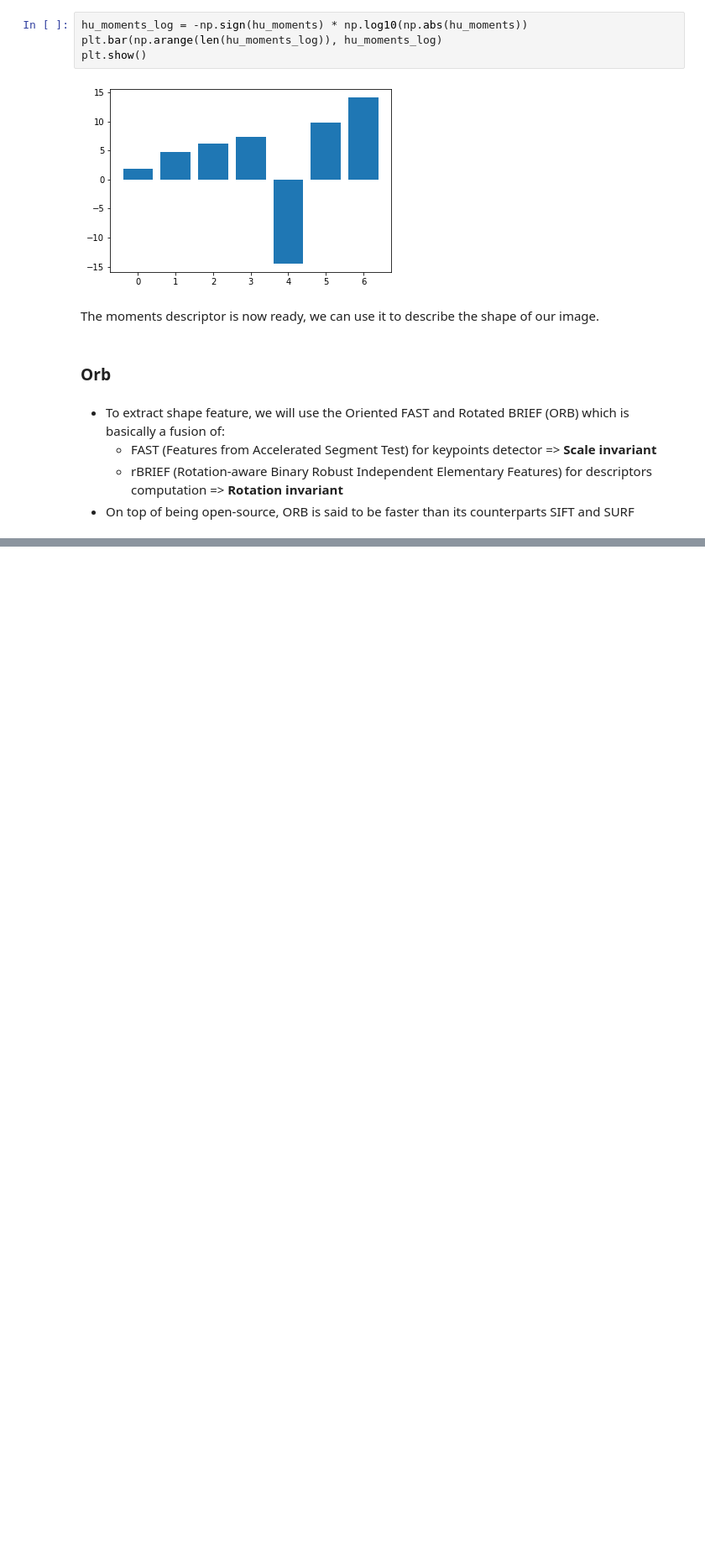
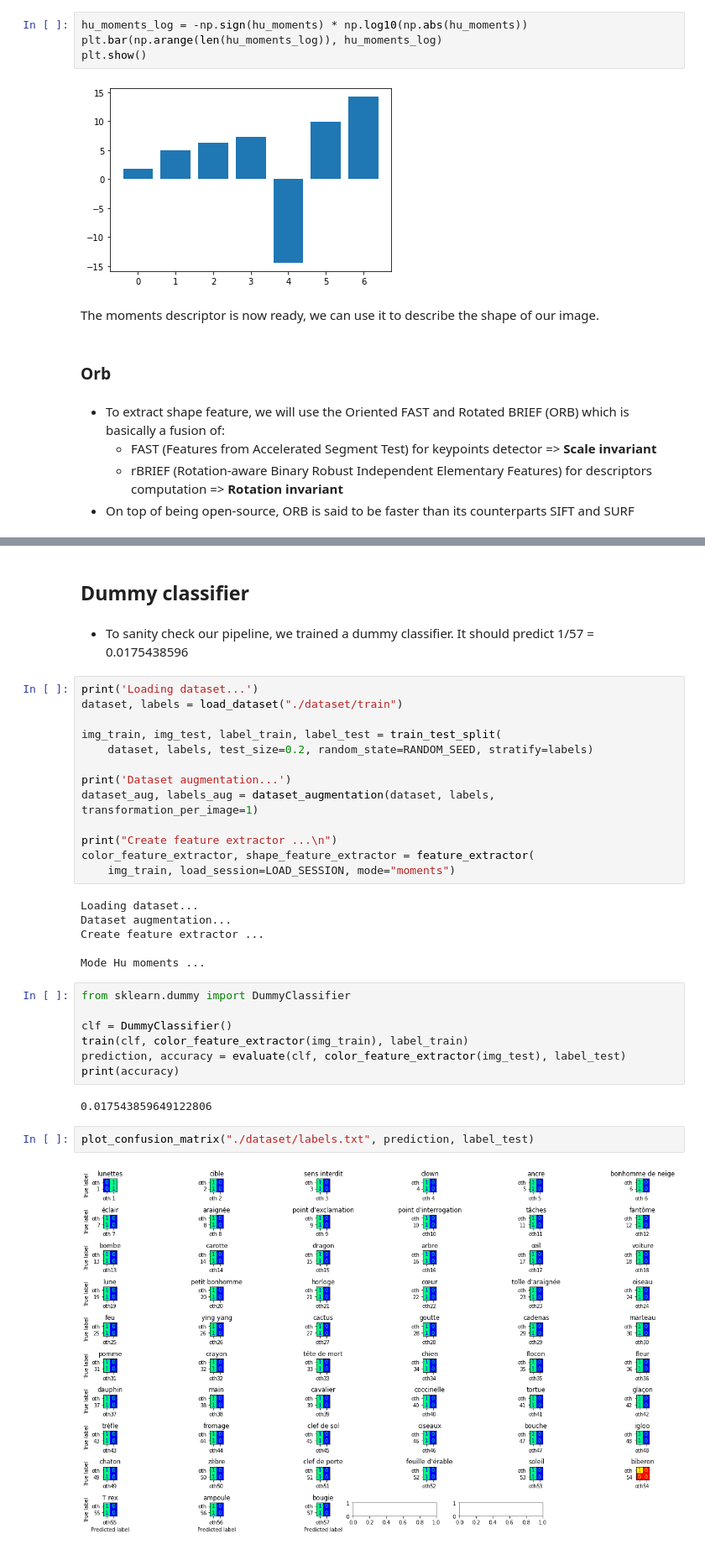
Before and after one commit to 3outeille/iml-project, a Jupyter notebook: notebook.ipynb, the cells around one changed output, grey strips where cells are left out. Shown at 84% size. Drawn from its saved outputs; the diff is of its cells as text; blank space fills up the shorter version.

```diff
--- a/notebook.ipynb
+++ b/notebook.ipynb
@@ -374,0 +390,36 @@ draw_matches(original, kp1, rotated, kp2, matches)
+# %% [markdown]
+## Dummy classifier
+# %% [markdown]
+- To sanity check our pipeline, we trained a dummy classifier. It should predict 1/57 = 0.0175438596
+# %%
+print('Loading dataset...')
+dataset, labels = load_dataset("./dataset/train")
+
+img_train, img_test, label_train, label_test = train_test_split(
+    dataset, labels, test_size=0.2, random_state=RANDOM_SEED, stratify=labels)
+
+print('Dataset augmentation...')
+dataset_aug, labels_aug = dataset_augmentation(dataset, labels, transformation_per_image=1)
+
+print("Create feature extractor ...\n")
+color_feature_extractor, shape_feature_extractor = feature_extractor(
+    img_train, load_session=LOAD_SESSION, mode="moments")
+# %% [output]
+Loading dataset...
+Dataset augmentation...
+Create feature extractor ...
+
+Mode Hu moments ...
+# %%
+from sklearn.dummy import DummyClassifier
+
+clf = DummyClassifier()
+train(clf, color_feature_extractor(img_train), label_train)
+prediction, accuracy = evaluate(clf, color_feature_extractor(img_test), label_test)
+print(accuracy)
+# %% [output]
+0.017543859649122806
+# %%
+plot_confusion_matrix("./dataset/labels.txt", prediction, label_test)
+# %% [output]
+[figure, added]
```
Also changed, not shown: parts of 42 cells of this notebook, 1 other file.
